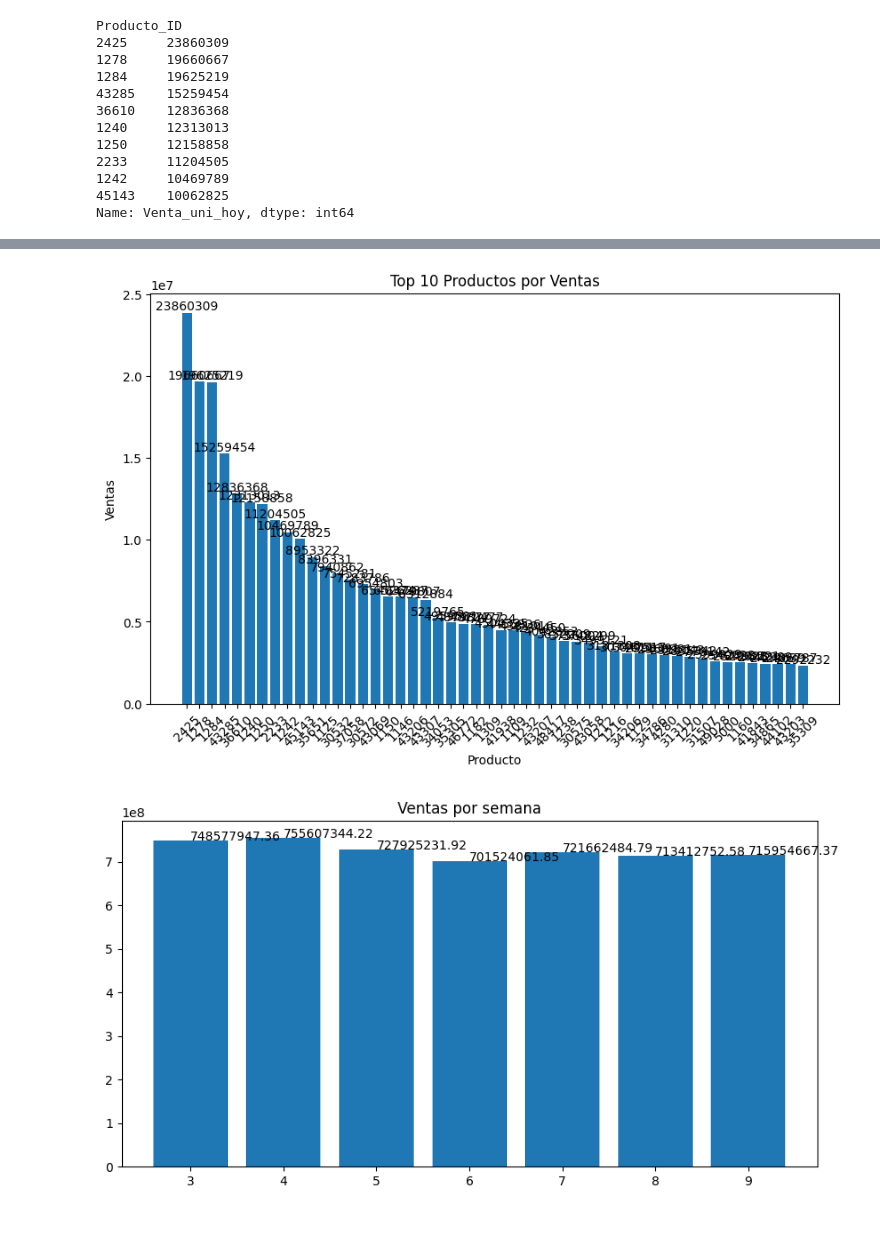
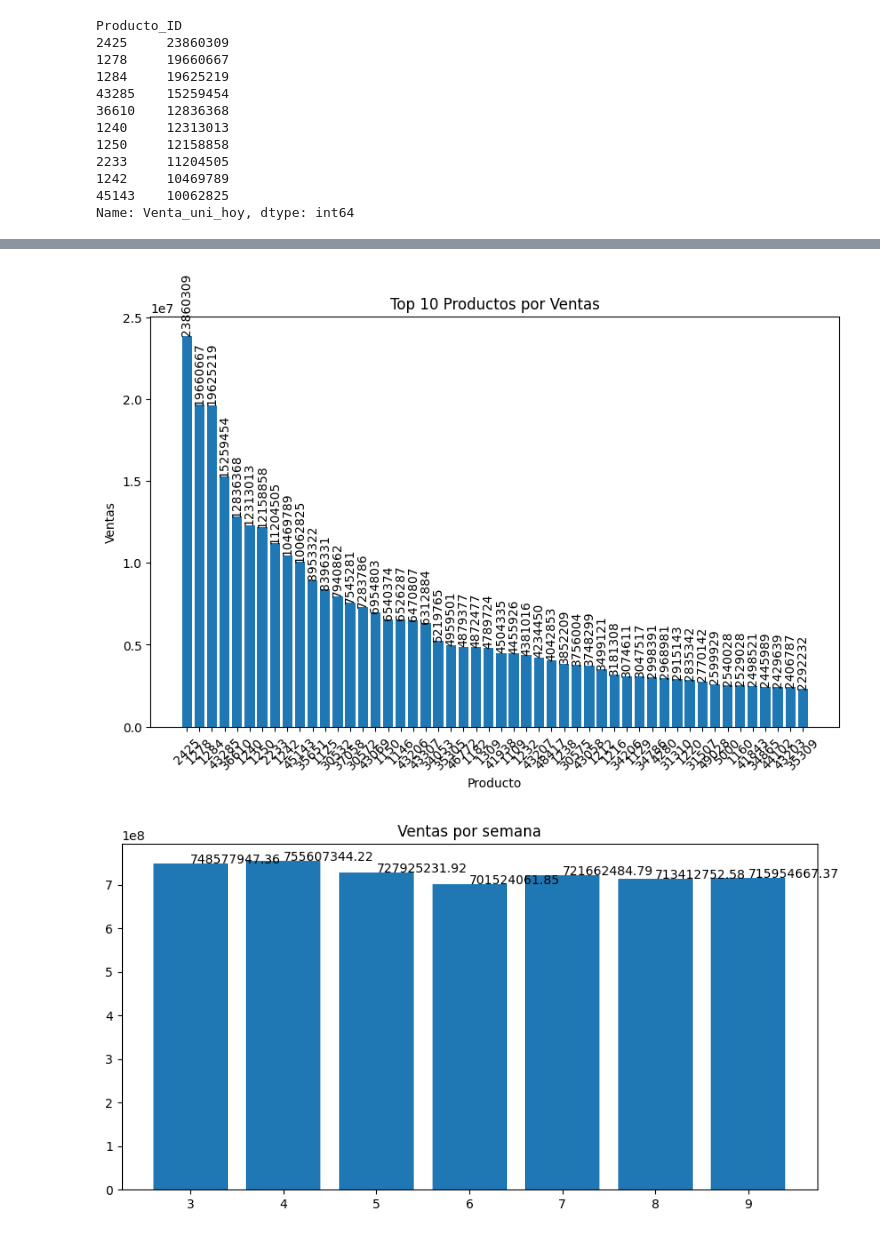
Before and after one commit to christiansakerb/Bimbo_Demanda-Inventario, a Jupyter notebook: notebook Exploracion.ipynb, the cells around one changed output, grey strips where cells are left out. Drawn from its saved outputs; the diff is of its cells as text; code cells hidden in the pictures.

```diff
--- a/notebook.ipynb
+++ b/notebook Exploracion.ipynb
@@ -151,26 +137,26 @@ datos_por_canal[['Venta_uni_hoy','Venta_hoy','Dev_uni_proxima','Dev_proxima']]
 # %%
 import matplotlib.pyplot as plt
 
 # Seleccionar los datos relevantes (por ejemplo, los 10 productos con las mayores ventas)
 top_10_productos = datos_por_producto[datos_por_producto['Venta_uni_hoy'] > 0]['Venta_uni_hoy'].nlargest(50)
 
 # Crear el gráfico de barras
 plt.figure(figsize=(10, 6))
 plt.bar(x=top_10_productos.index.astype('str'), height=top_10_productos.values)
 
 # Personalizar el gráfico
 plt.title('Top 10 Productos por Ventas')
 plt.xlabel('Producto')
 plt.ylabel('Ventas')
 plt.xticks(rotation=45)  # Rotar las etiquetas del eje x para una mejor visualización
 
 for etq in np.arange(len(top_10_productos)):
     plt.text(x=etq,y=top_10_productos.values[etq],s=top_10_productos.values[etq],
-             va='bottom',ha='center')
+             va='bottom',ha='center',rotation=90)
 # Mostrar el gráfico
 plt.show()
 # %% [output]
-[figure, old version]
+[figure, new version]
 # %%
 plt.figure(figsize=(10,5))
 plt.bar(x=datos_por_semana.index,height=np.array(datos_por_semana['Venta_hoy']))
```
Also changed, not shown: parts of 22 cells of this notebook, 1 other file.
